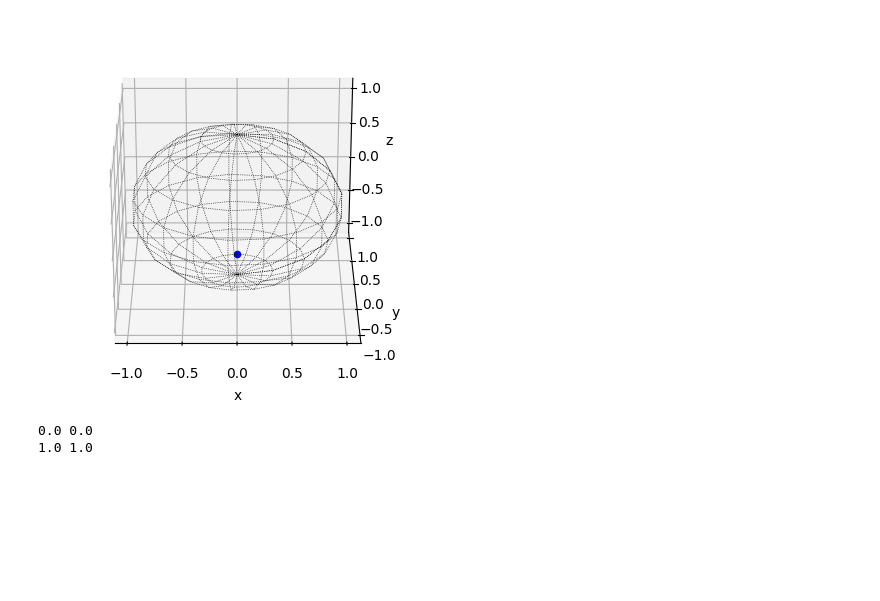
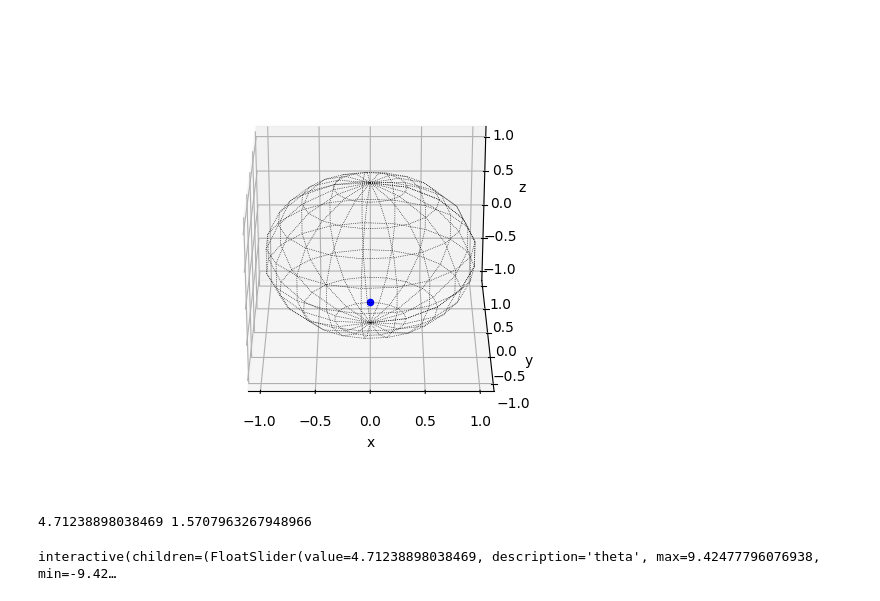
Before and after one commit to cgarciae/jax-gravity, a Jupyter notebook: notebooks/test_spherical.ipynb, the cells around one changed output. Saved outputs shown, nothing was run; the diff lists cells and outputs as text; code cells hidden in the pictures; blank space fills up the shorter version.

```diff
--- a/notebooks/test_spherical.ipynb
+++ b/notebooks/test_spherical.ipynb
@@ -5,54 +6,47 @@ import ipywidgets as widgets
 # %%
-import time
-
+%matplotlib widget
 
 fig = plt.figure()
 ax = fig.add_subplot(111, projection="3d")
-# view straight from the y axis
-ax.view_init(26, 270)
+
 
 def spherical_to_cartesian(theta, phi):
     x = np.cos(theta) * np.sin(phi)
     y = np.sin(theta) * np.sin(phi)
     z = np.cos(phi)
     return x, y, z
 
 # sphere wireframe black dotted
 theta, phi = np.linspace(0, 2 * np.pi, 20), np.linspace(0, np.pi, 10)
 theta, phi = np.meshgrid(theta, phi)
 x, y, z = spherical_to_cartesian(theta, phi)
 sphere_plot = ax.plot_wireframe(x, y, z, color="k", linestyle=":", linewidth=0.5)
 # ax.axis("off")
 # add labels
 ax.set_xlabel("x")
 ax.set_ylabel("y")
 ax.set_zlabel("z")
 
+# view straight from the y axis
+ax.view_init(26, 270)
+
 # Plot a random point on the surface of the sphere
 theta_init = 6 * np.pi / 4
 phi_init = np.pi / 2
 x, y, z = spherical_to_cartesian(theta_init, phi_init)
-point_scatter = ax.scatter(x, y, z, color="b")
+point_scatter = ax.scatter(x[None], y[None], z[None], color="b")
 
 plt.show()
 
-# @widgets.interact(
-#     theta=widgets.FloatSlider(min=-3 * np.pi, max=3 * np.pi, step=0.1, value= theta_init),
-#     phi=widgets.FloatSlider(min=-2 * np.pi, max=2 * np.pi, step=0.1, value= phi_init)
-# )
+@widgets.interact(
+    theta=widgets.FloatSlider(min=-3 * np.pi, max=3 * np.pi, step=0.1, value= theta_init),
+    phi=widgets.FloatSlider(min=-2 * np.pi, max=2 * np.pi, step=0.1, value= phi_init)
+)
 def animate(theta, phi):
-    # Update the scatter plot
     x, y, z = spherical_to_cartesian(theta, phi)
-    point_scatter._offsets3d = (x, y, z)
+    point_scatter._offsets3d = (x[None], y[None], z[None])
     ax.draw_artist(point_scatter)
-    print(theta, phi)
-
-time.sleep(2)
-animate(0.0, 0.0)
-
-time.sleep(2)
-animate(1.0, 1.0)
 # %% [output]
-[figure, old version]
+[figure, new version]
-0.0 0.0
-1.0 1.0
+4.71238898038469 1.5707963267948966
+interactive(children=(FloatSlider(value=4.71238898038469, description='theta', max=9.42477796076938, min=-9.42…
```
Also changed, not shown: parts of 1 cell of this notebook.
